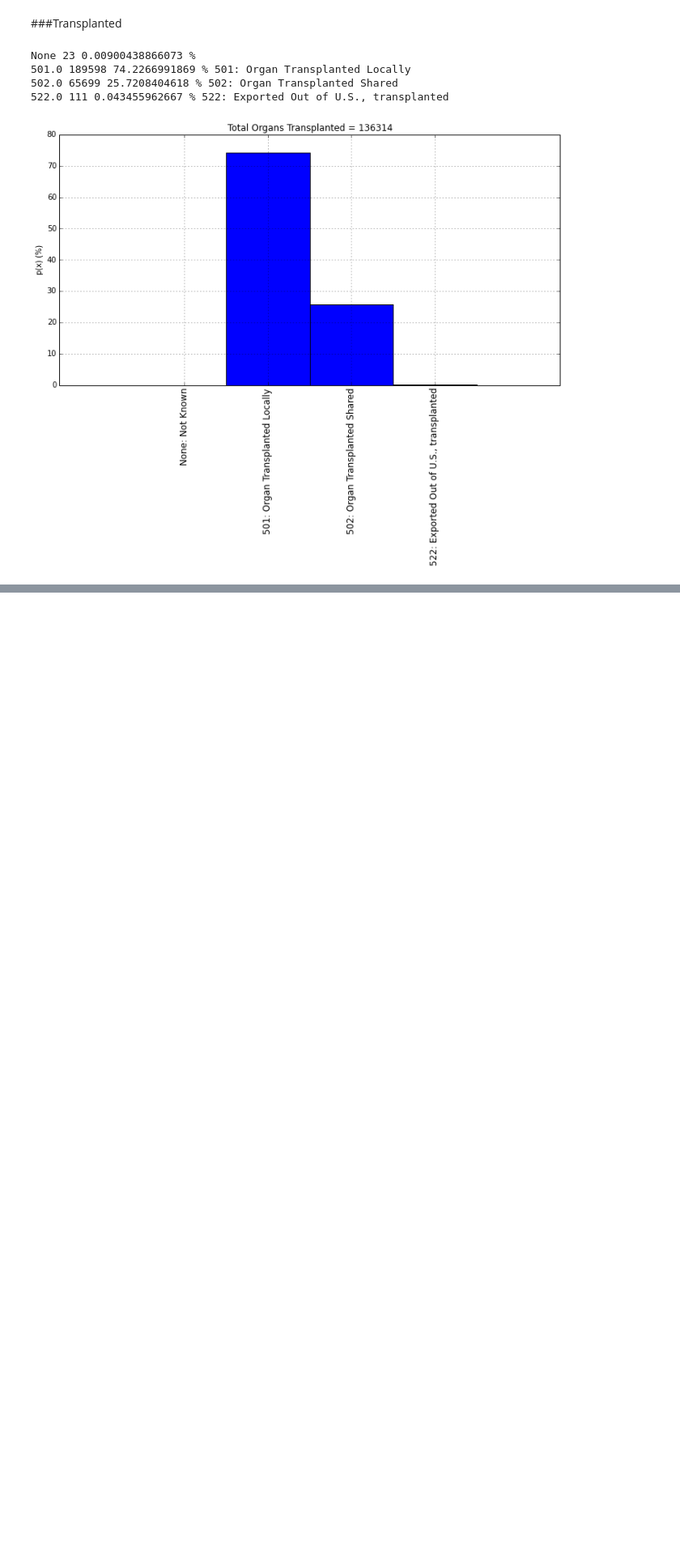
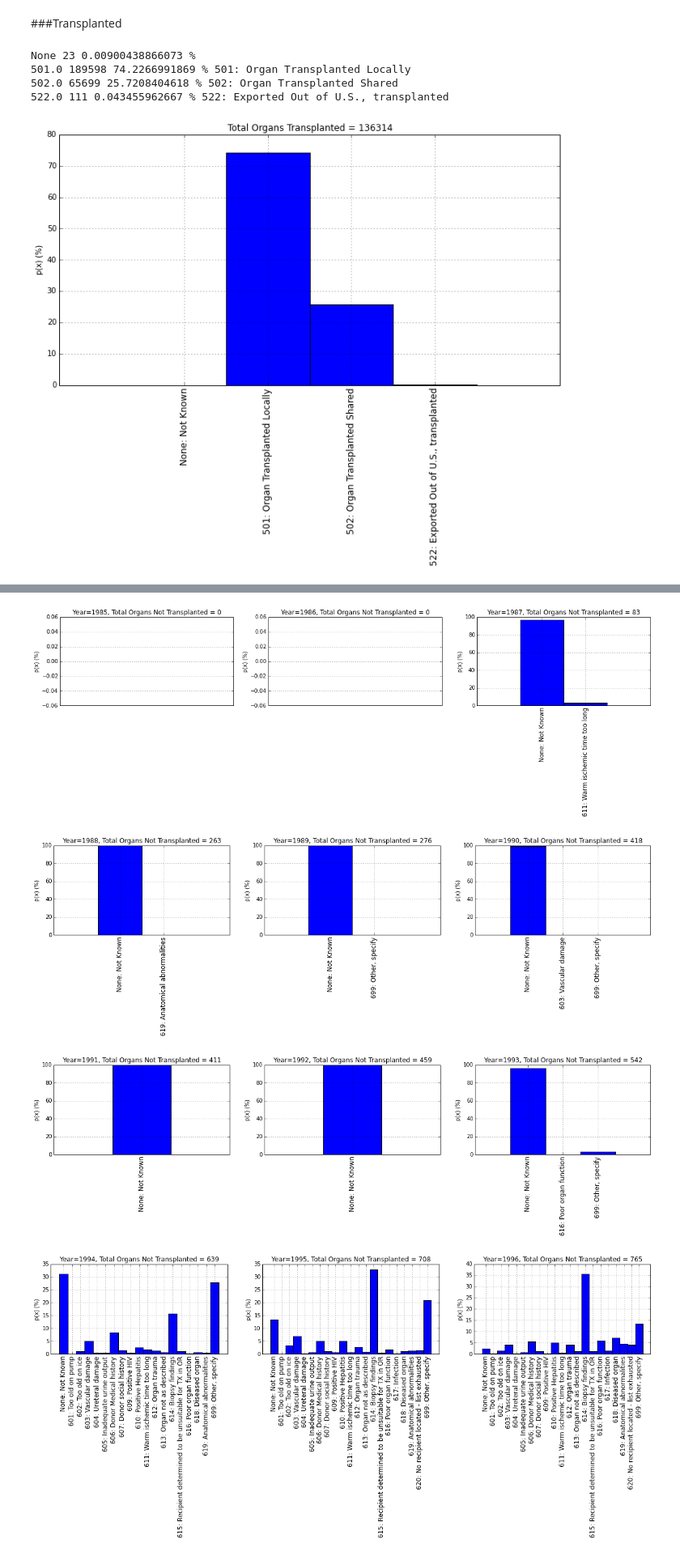
Before and after one commit to leloss/SRTR_OrganAllocation, a Jupyter notebook: OrganAllocationProject.ipynb, the cells around one changed output, grey strips where cells are left out. Shown at 81% size. Cells and saved outputs as stored; diff of their text form; code cells hidden in the pictures; blank space fills up the shorter version.

Commit message:
Not transplanted organs vs reasons over time

```diff
--- a/OrganAllocationProject.ipynb
+++ b/OrganAllocationProject.ipynb
@@ -333,0 +336,79 @@ plt.show()
+# %%
+import numpy as np
+import matplotlib.pyplot as plt
+%matplotlib inline
+
+# plt.figure(figsize=(20, 8))
+#
+
+columns=3
+ii=0
+f=db.cursor()
+curr_year=1985
+last_year=2015
+while curr_year < last_year:
+    if ii%columns==0:
+        plt.figure(figsize=(20, 3))
+        plt.clf()
+
+#     f.execute("""select DONOR_ID, DON_ORG, DON_DISPOSITION, DON_REASON_CD, DON_DISCARD_CD, PX_ID, DON_RECOV_DT from donor_disposition where (DON_ORG='LKI' or DON_ORG='RKI' or DON_ORG='EKI') and DON_DISPOSITION=5 and (DON_RECOV_DT >= %s and DON_RECOV_DT < %s) order by DONOR_ID""" %(start_date, next_date))
+    f.execute("""select DONOR_ID, DON_ORG, DON_DISPOSITION, DON_REASON_CD, DON_DISCARD_CD, PX_ID, DON_RECOV_DT from donor_disposition where (DON_ORG='LKI' or DON_ORG='RKI' or DON_ORG='EKI') and DON_DISPOSITION=5 and (DON_RECOV_DT >= '%s-01-01' and DON_RECOV_DT < '%s-01-01') order by DONOR_ID""" %(curr_year, curr_year+1))
+    notTranspedDate = f.fetchall()
+
+    nottransp_list=[]
+    nottransp_reason_list=[]
+    nottransp_disc_list=[]
+    for row in notTranspedDate:
+        DONOR_ID = row[0]
+        PTR_OFFER_ACPT = row[1]
+        DON_REASON_CD = row[3]
+        DON_DISCARD_CD = row[4]
+        nottransp_list.append(int(DONOR_ID))
+        nottransp_reason_list.append(DON_REASON_CD)
+        nottransp_disc_list.append(DON_DISCARD_CD)
+
+    uniq_nottransp_disc=np.unique(nottransp_disc_list)
+    data_nottransp=[]
+    for x in uniq_nottransp_disc:
+        if x==None:
+#             print x, nottransp_disc_list.count(x), 100*nottransp_disc_list.count(x)/float(len(nottransp_disc_list)),'%'
+            data_nottransp.append([100*nottransp_disc_list.count(x)/float(len(nottransp_disc_list)), 'None: Not Known'])
+        else:
+#             print x, nottransp_disc_list.count(x), 100*nottransp_disc_list.count(x)/float(len(nottransp_disc_list)),'%', table_discardcodes[int(x)]
+            data_nottransp.append([100*nottransp_disc_list.count(x)/float(len(nottransp_disc_list)), table_discardcodes[int(x)]])
+
+    plt.subplot(1, columns, 1+(ii%columns))
+
+    N = len(data_nottransp)
+    Y = [x[0] for x in data_nottransp]
+    # print Y
+    ind = np.arange(N)
+    # print N, ind                # the x locations for the groups
+    width = 1
+    plt.bar(ind, Y, width)
+    # print rects
+
+    # axes and labels
+
+
+    plt.xlim(-width,len(ind)+width)
+    # plt.ylim(0,45)
+    # plt.ylabel('Scores')
+    # ax.set_title('Scores by group and gender')
+    xTickMarks = [str(x[1]) for x in data_nottransp]
+    # plt.xticks(ind+width)
+    # plt.xticks([-1, 0, 1, 2], ['NA', 'Homozygote 1/1', 'Heterozygote','Homozygote 2/2'])
+    plt.xticks(ind+.5,xTickMarks, rotation=90, fontsize=12)
+    # plt.setp(xtickNames, rotation=45, fontsize=10)
+    plt.ylabel('p(x) (%)')
+    plt.grid('on')
+    plt.title('Year='+str(curr_year)+', Total Organs Not Transplanted = '+str(len(np.unique(nottransp_list))))
+#     plt.show()
+    ii=ii+1
+
+    curr_year = curr_year+1
+# %% [output]
+[figure, added]
+[figure, added]
+[figure, added]
+[figure, added]
```
Also changed, not shown: parts of 2 cells of this notebook.
